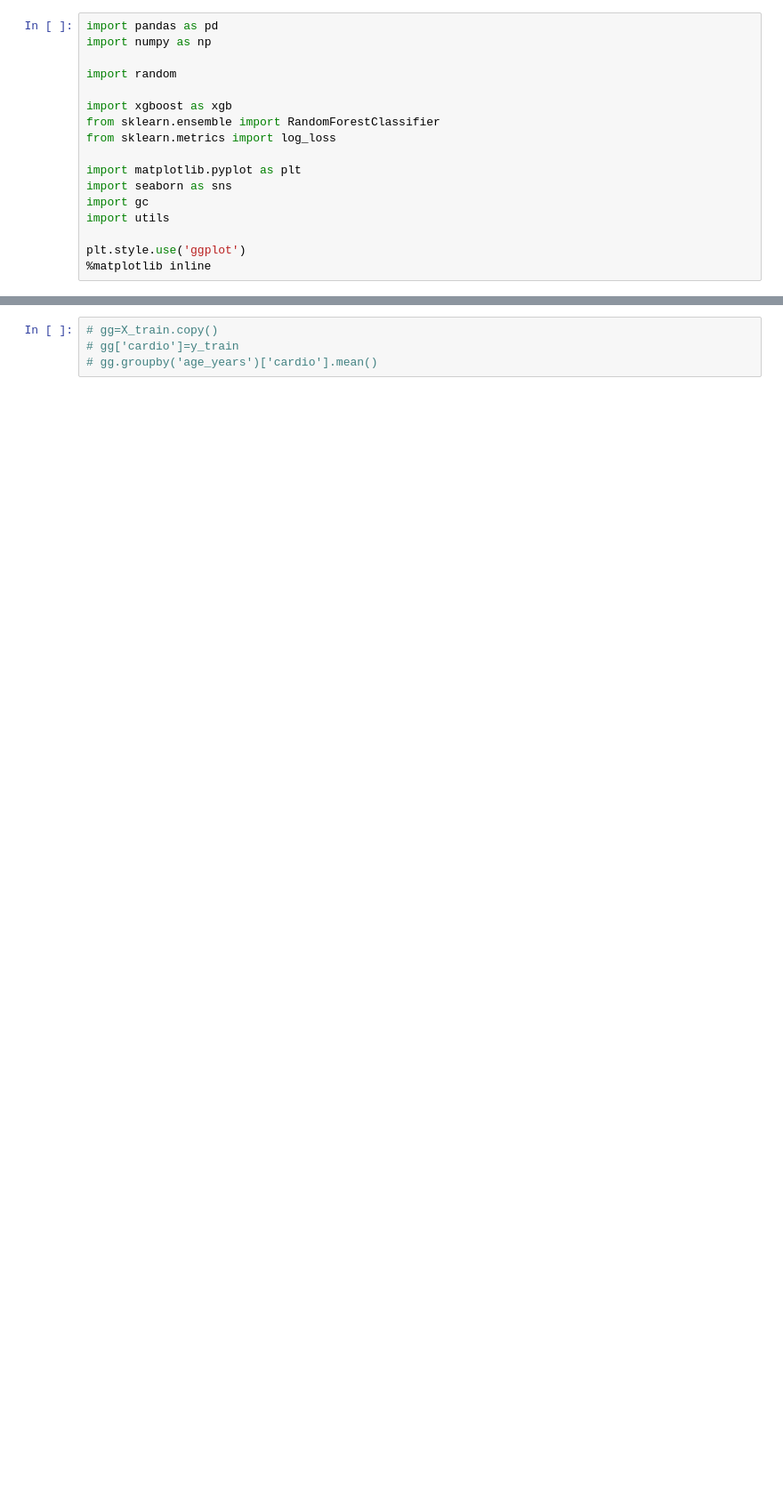
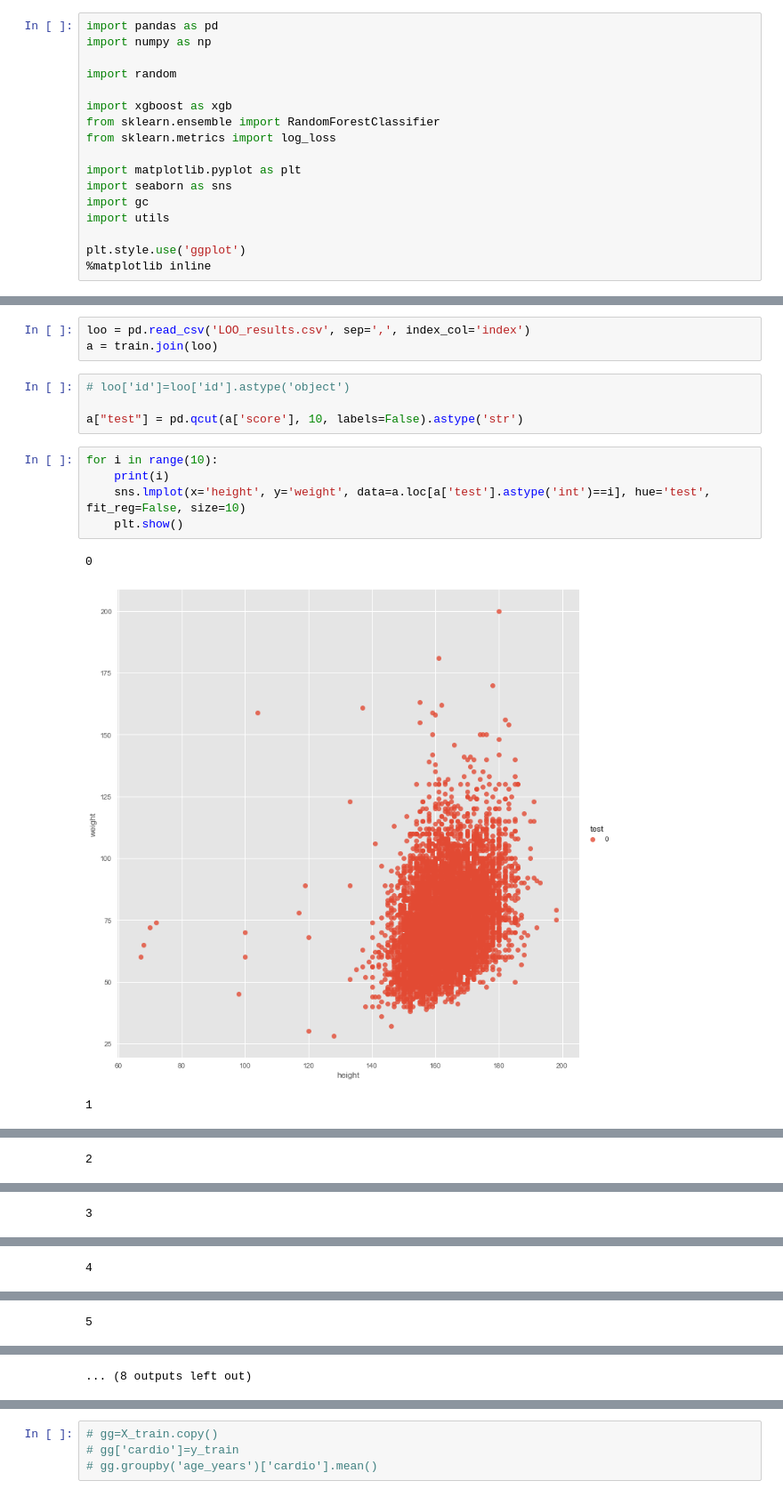
Before and after one commit to mortido/ML-Boot-Camp-V, a Jupyter notebook: CLEAN-2.ipynb, the cells around one changed output, grey strips where cells are left out. Shown at 89% size. Saved outputs shown, nothing was run; the diff lists cells and outputs as text; blank space fills up the shorter version.

```diff
--- a/CLEAN-2.ipynb
+++ b/CLEAN-2.ipynb
@@ -81,0 +78,16 @@ sns.lmplot(x='age', y='ap_hi', data=data.loc[:], hue='error_group', fit_reg=Fals
+# %%
+loo = pd.read_csv('LOO_results.csv', sep=',', index_col='index')
+a = train.join(loo)
+# %%
+# loo['id']=loo['id'].astype('object')
+
+a["test"] = pd.qcut(a['score'], 10, labels=False).astype('str')
+# %%
+for i in range(10):
+    print(i)
+    sns.lmplot(x='height', y='weight', data=a.loc[a['test'].astype('int')==i], hue='test', fit_reg=False, size=10)
+    plt.show()
+# %% [output]
+0
+[figure, added]
+1
@@ -81,0 +95 @@ sns.lmplot(x='age', y='ap_hi', data=data.loc[:], hue='error_group', fit_reg=Fals
+2
@@ -81,0 +97 @@ sns.lmplot(x='age', y='ap_hi', data=data.loc[:], hue='error_group', fit_reg=Fals
+3
@@ -81,0 +99 @@ sns.lmplot(x='age', y='ap_hi', data=data.loc[:], hue='error_group', fit_reg=Fals
+4
@@ -81,0 +101 @@ sns.lmplot(x='age', y='ap_hi', data=data.loc[:], hue='error_group', fit_reg=Fals
+5
@@ -81,0 +103 @@ sns.lmplot(x='age', y='ap_hi', data=data.loc[:], hue='error_group', fit_reg=Fals
+... (8 outputs left out)
```
Also changed, not shown: parts of 27 cells of this notebook, 4 other files.
